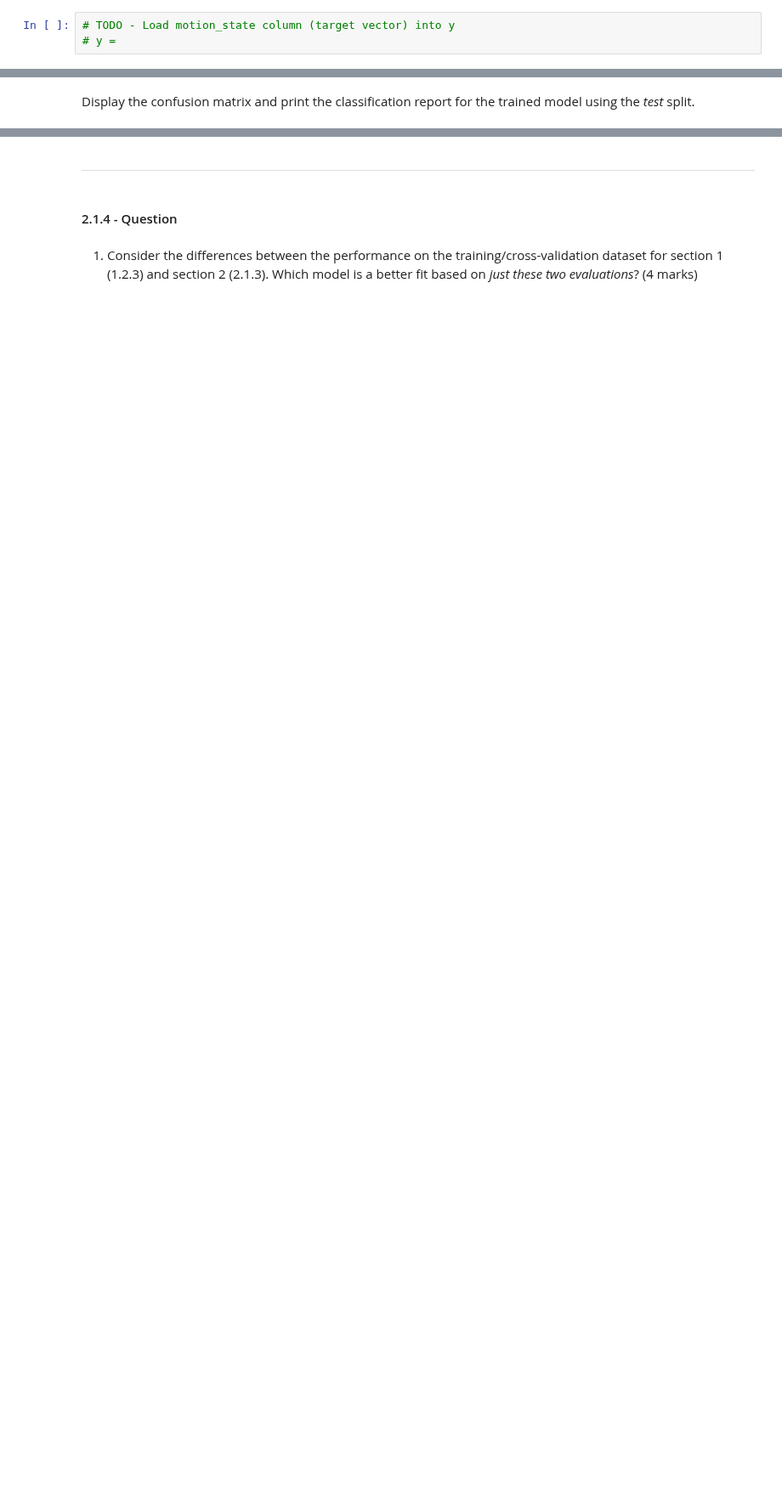
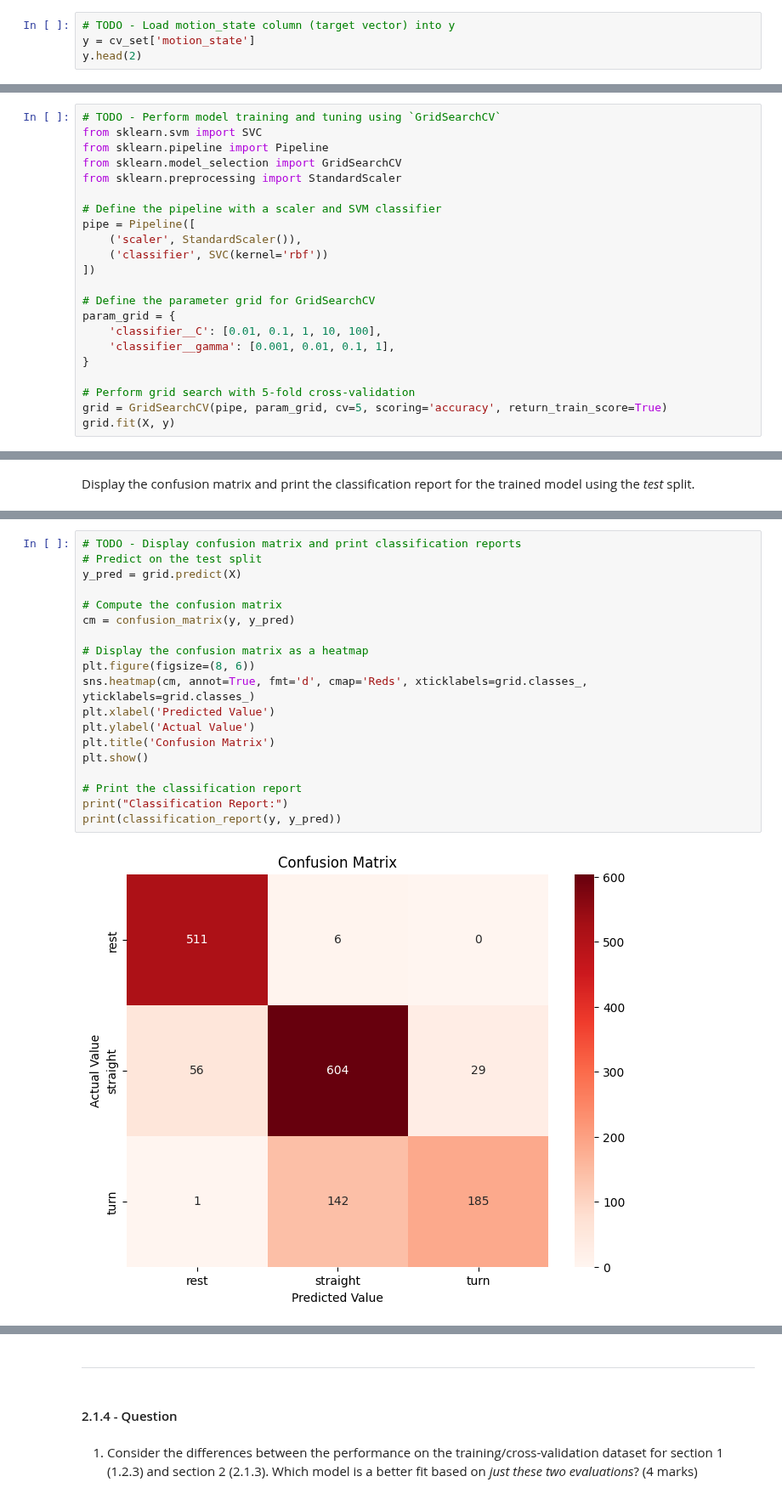
Before and after one commit to SoroushSoleymani/engg680_2024_fall, a Jupyter notebook: Lab_Assignment4/Vehicle_Motion_State_Classification.ipynb, the cells around one changed output, grey strips where cells are left out. Shown at 85% size. Drawn from its saved outputs; the diff is of its cells as text; blank space fills up the shorter version.

```diff
--- a/Lab_Assignment4/Vehicle_Motion_State_Classification.ipynb
+++ b/Lab_Assignment4/Vehicle_Motion_State_Classification.ipynb
@@ -424,3 +429,4 @@ X.head(2)
 # %%
 # TODO - Load motion_state column (target vector) into y
-# y =
+y = cv_set['motion_state']
+y.head(2)
@@ -434,0 +444,22 @@ Follow the steps from **1.2.2** and perform model training and tuning using the
+# %%
+# TODO - Perform model training and tuning using `GridSearchCV`
+from sklearn.svm import SVC
+from sklearn.pipeline import Pipeline
+from sklearn.model_selection import GridSearchCV
+from sklearn.preprocessing import StandardScaler
+
+# Define the pipeline with a scaler and SVM classifier
+pipe = Pipeline([
+    ('scaler', StandardScaler()),
+    ('classifier', SVC(kernel='rbf'))
+])
+
+# Define the parameter grid for GridSearchCV
+param_grid = {
+    'classifier__C': [0.01, 0.1, 1, 10, 100],
+    'classifier__gamma': [0.001, 0.01, 0.1, 1],
+}
+
+# Perform grid search with 5-fold cross-validation
+grid = GridSearchCV(pipe, param_grid, cv=5, scoring='accuracy', return_train_score=True)
+grid.fit(X, y)
@@ -455,0 +500,21 @@ Display the confusion matrix and print the classification report for the trained
+# %%
+# TODO - Display confusion matrix and print classification reports
+# Predict on the test split
+y_pred = grid.predict(X)
+
+# Compute the confusion matrix
+cm = confusion_matrix(y, y_pred)
+
+# Display the confusion matrix as a heatmap
+plt.figure(figsize=(8, 6))
+sns.heatmap(cm, annot=True, fmt='d', cmap='Reds', xticklabels=grid.classes_, yticklabels=grid.classes_)
+plt.xlabel('Predicted Value')
+plt.ylabel('Actual Value')
+plt.title('Confusion Matrix')
+plt.show()
+
+# Print the classification report
+print("Classification Report:")
+print(classification_report(y, y_pred))
+# %% [output]
+[figure, added]
```
Also changed, not shown: parts of 19 cells of this notebook.
